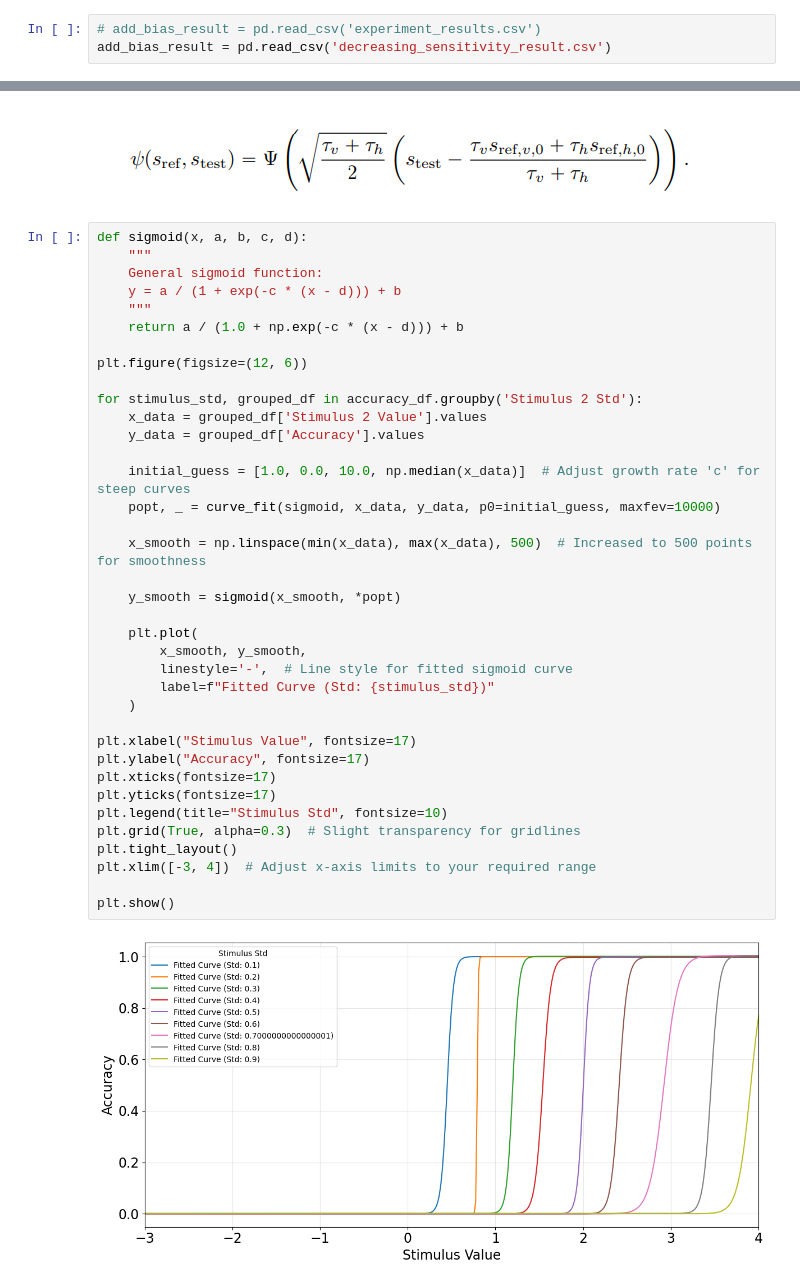
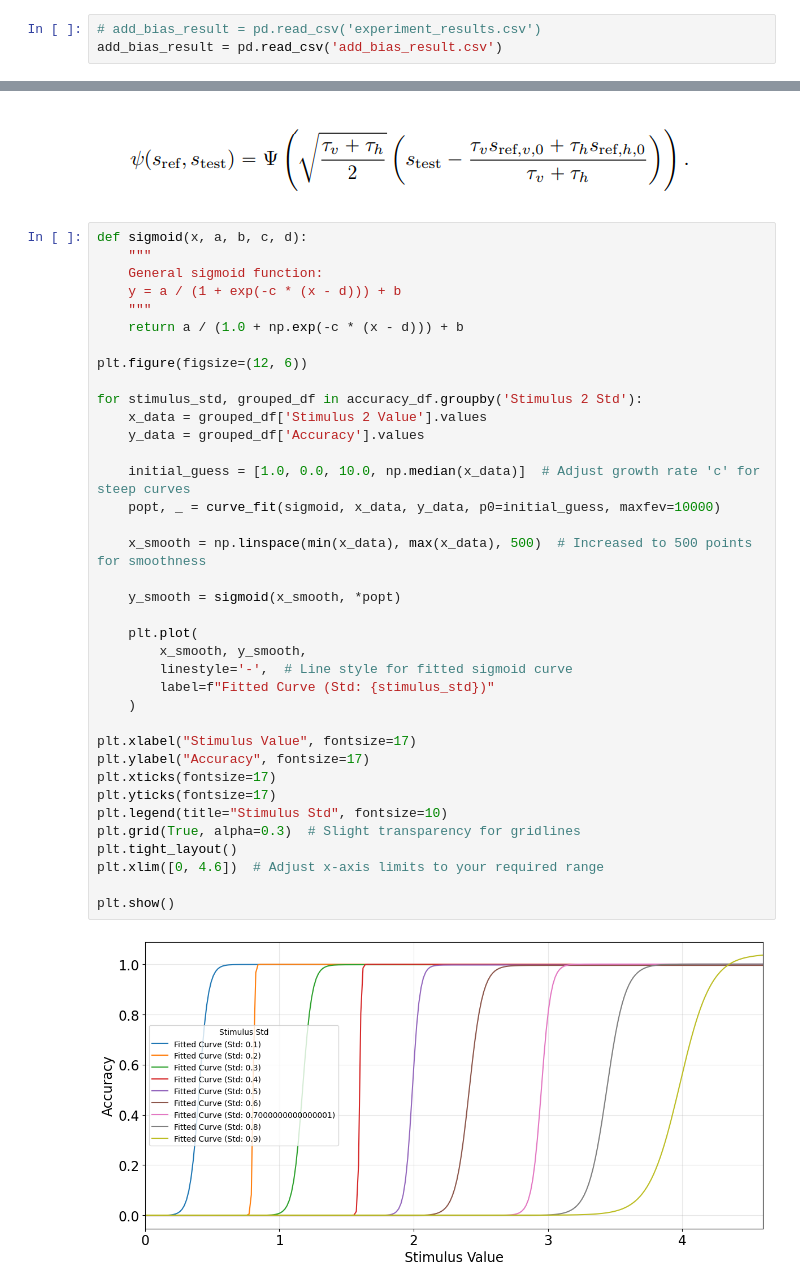
Before and after one commit to arghavanaslani/bayesian_modeling_project, a Jupyter notebook: analysis.ipynb, the cells around one changed output, grey strips where cells are left out. Drawn from its saved outputs; the diff is of its cells as text.

Commit message:
add bias result updated

```diff
--- a/analysis.ipynb
+++ b/analysis.ipynb
@@ -202,7 +202,7 @@ generate_data_csv(
 Data successfully written to add_bias.csv
 # %%
 # add_bias_result = pd.read_csv('experiment_results.csv')
-add_bias_result = pd.read_csv('decreasing_sensitivity_result.csv')
+add_bias_result = pd.read_csv('add_bias_result.csv')
 # %%
 add_bias_result.to_csv('add_bias_result.csv')
 # %%
@@ -249,32 +249,32 @@ def sigmoid(x, a, b, c, d):
 
 plt.figure(figsize=(12, 6))
 
 for stimulus_std, grouped_df in accuracy_df.groupby('Stimulus 2 Std'):
     x_data = grouped_df['Stimulus 2 Value'].values
     y_data = grouped_df['Accuracy'].values
 
     initial_guess = [1.0, 0.0, 10.0, np.median(x_data)]  # Adjust growth rate 'c' for steep curves
     popt, _ = curve_fit(sigmoid, x_data, y_data, p0=initial_guess, maxfev=10000)
 
     x_smooth = np.linspace(min(x_data), max(x_data), 500)  # Increased to 500 points for smoothness
 
     y_smooth = sigmoid(x_smooth, *popt)
 
     plt.plot(
         x_smooth, y_smooth,
         linestyle='-',  # Line style for fitted sigmoid curve
         label=f"Fitted Curve (Std: {stimulus_std})"
     )
 
 plt.xlabel("Stimulus Value", fontsize=17)
 plt.ylabel("Accuracy", fontsize=17)
 plt.xticks(fontsize=17)
 plt.yticks(fontsize=17)
 plt.legend(title="Stimulus Std", fontsize=10)
 plt.grid(True, alpha=0.3)  # Slight transparency for gridlines
 plt.tight_layout()
-plt.xlim([-3, 4])  # Adjust x-axis limits to your required range
+plt.xlim([0, 4.6])  # Adjust x-axis limits to your required range
 
 plt.show()
 # %% [output]
-[figure, old version]
+[figure, new version]
```
Also changed, not shown: parts of 3 cells of this notebook, 3 other files.
